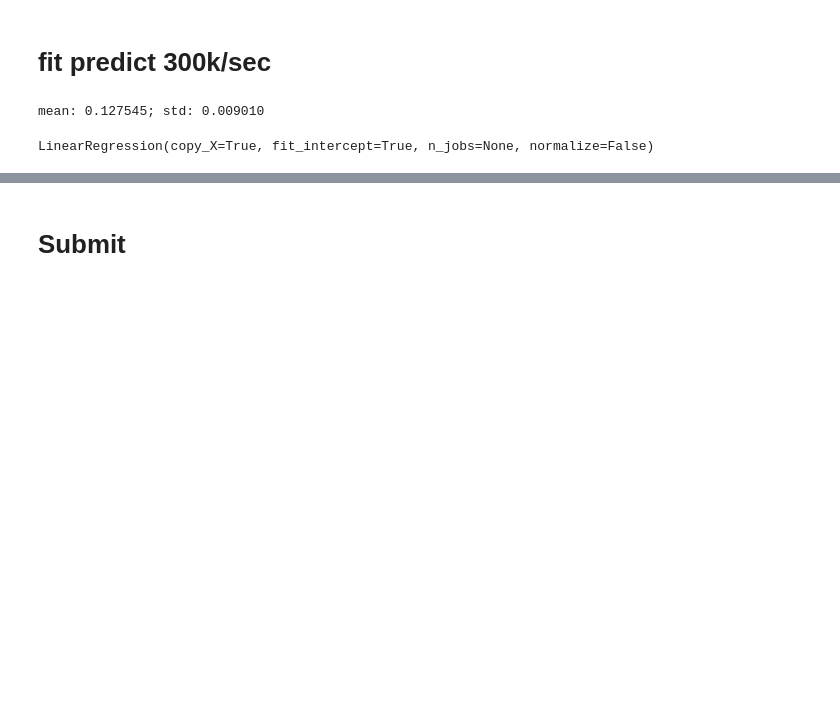
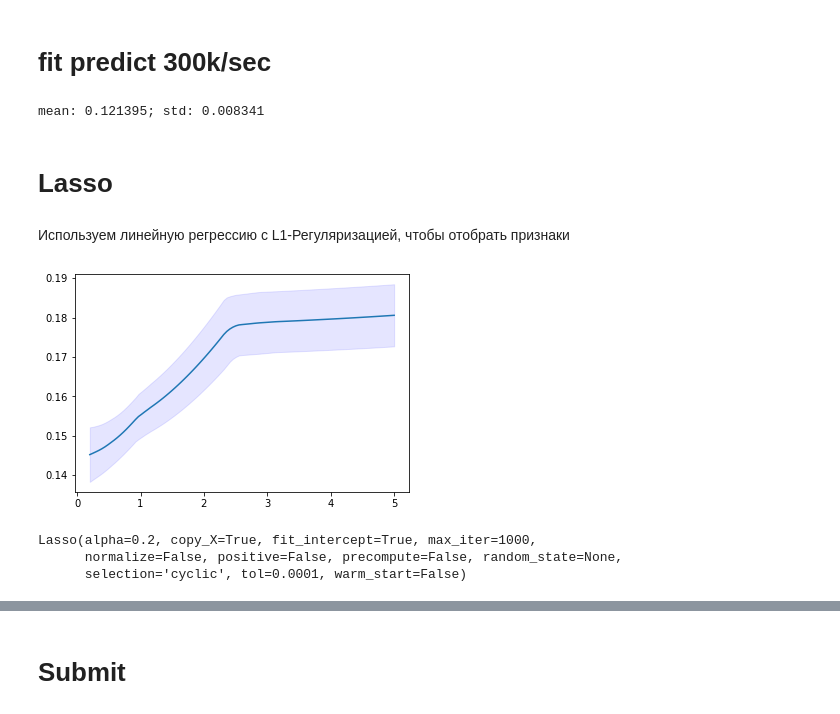
Before and after one commit to OrionChocoPie/machine-learning-mipt, a Jupyter notebook: 01 house-prices-advanced-regression-techniques/house-price-with-linreg.ipynb, the cells around one changed output, grey strips where cells are left out. Saved outputs shown, nothing was run; the diff lists cells and outputs as text; code cells hidden in the pictures; blank space fills up the shorter version.

```diff
--- a/01 house-prices-advanced-regression-techniques/house-price-with-linreg.ipynb
+++ b/01 house-prices-advanced-regression-techniques/house-price-with-linreg.ipynb
@@ -137,8 +140,8 @@ test_data[num_features] = np.log1p(test_data[num_features])
 # %% [markdown]
 Все категориальные признаки обработаем с помощью One-hot-encoding
 # %%
-train_data = pd.get_dummies(train_data)
-test_data  = pd.get_dummies(test_data)
+# train_data = pd.get_dummies(train_data)
+# test_data  = pd.get_dummies(test_data)
 # %% [markdown]
 Также на будущее составим список тех признаков, которые слабо коррелируют с целевым
 # %%
@@ -156,8 +159,32 @@ y = y.loc[train_data.index]
 # %%
 simple_model = LinearRegression()
 # %%
-scorers = cross_val_score(simple_model, X, y, scoring='neg_root_mean_squared_error', cv=5)
-scorers *= -1
-print(f'mean: {scorers.mean():5f}; std: {scorers.std():5f}')
+def calculate_metric(model, X, y, show=True):
+    scorers = cross_val_score(model, X, y, scoring='neg_root_mean_squared_error', cv=5)
+    scorers *= -1
+    if show:
+        print(f'mean: {scorers.mean():5f}; std: {scorers.std():5f}')
+    return scorers.mean(), scorers.std()
-# %% [output]
-mean: 0.127545; std: 0.009010
+# %%
+calculate_metric(simple_model, X, y);
+# %% [output]
+mean: 0.121395; std: 0.008341
+# %% [markdown]
+# Lasso
+# %% [markdown]
+Используем линейную регрессию с L1-Регуляризацией, чтобы отобрать признаки
+# %%
+alphas = np.linspace(0.2, 5, 101)
+# %%
+lasso_scorers = np.array([calculate_metric(Lasso(alpha=alpha), X, y, show=False) for alpha in alphas])
+# %%
+plt.fill_between(
+    alphas,
+    lasso_scorers[:, 0] - lasso_scorers[:, 1],
+    lasso_scorers[:, 0] + lasso_scorers[:, 1],
+    alpha=.1, color='b'
+)
+plt.plot(alphas, lasso_scorers[:, 0])
+plt.show()
+# %% [output]
+[figure, added]
@@ -164,4 +193,6 @@ mean: 0.127545; std: 0.009010
 # %%
-simple_model.fit(X, y)
+lasso.fit(X, y)
 # %% [output]
-LinearRegression(copy_X=True, fit_intercept=True, n_jobs=None, normalize=False)
+Lasso(alpha=0.2, copy_X=True, fit_intercept=True, max_iter=1000,
+      normalize=False, positive=False, precompute=False, random_state=None,
+      selection='cyclic', tol=0.0001, warm_start=False)
```
Also changed, not shown: parts of 13 cells of this notebook, 1 other file.
